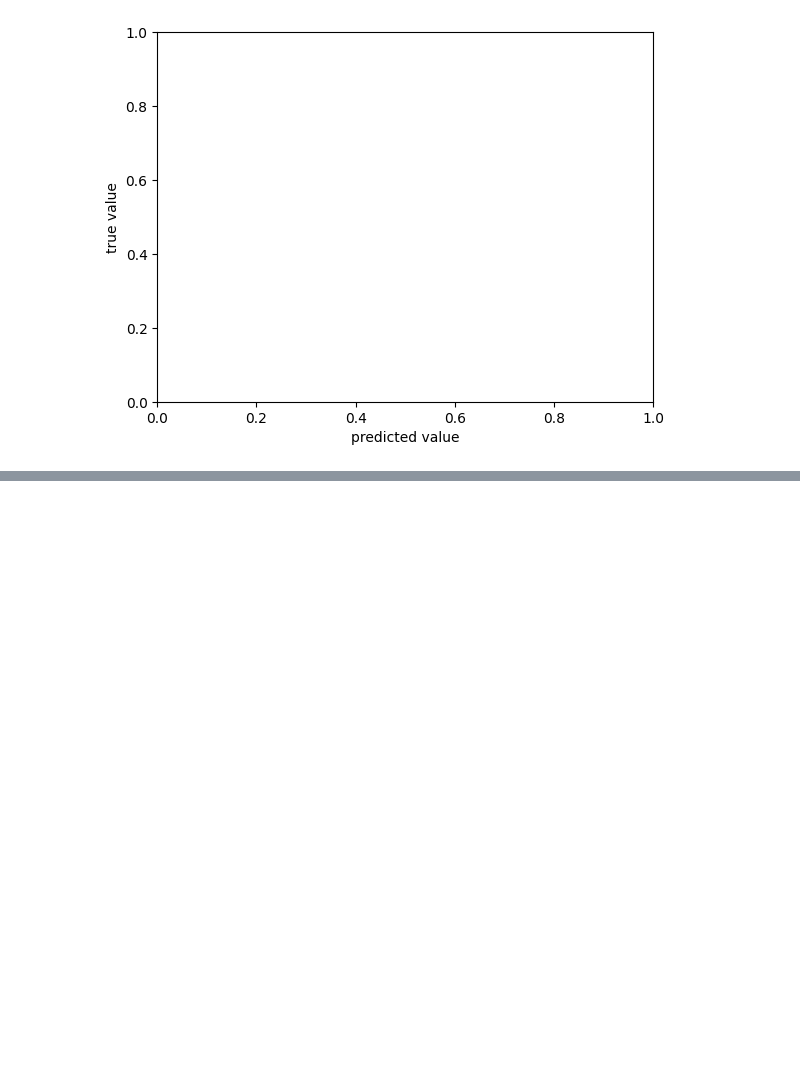
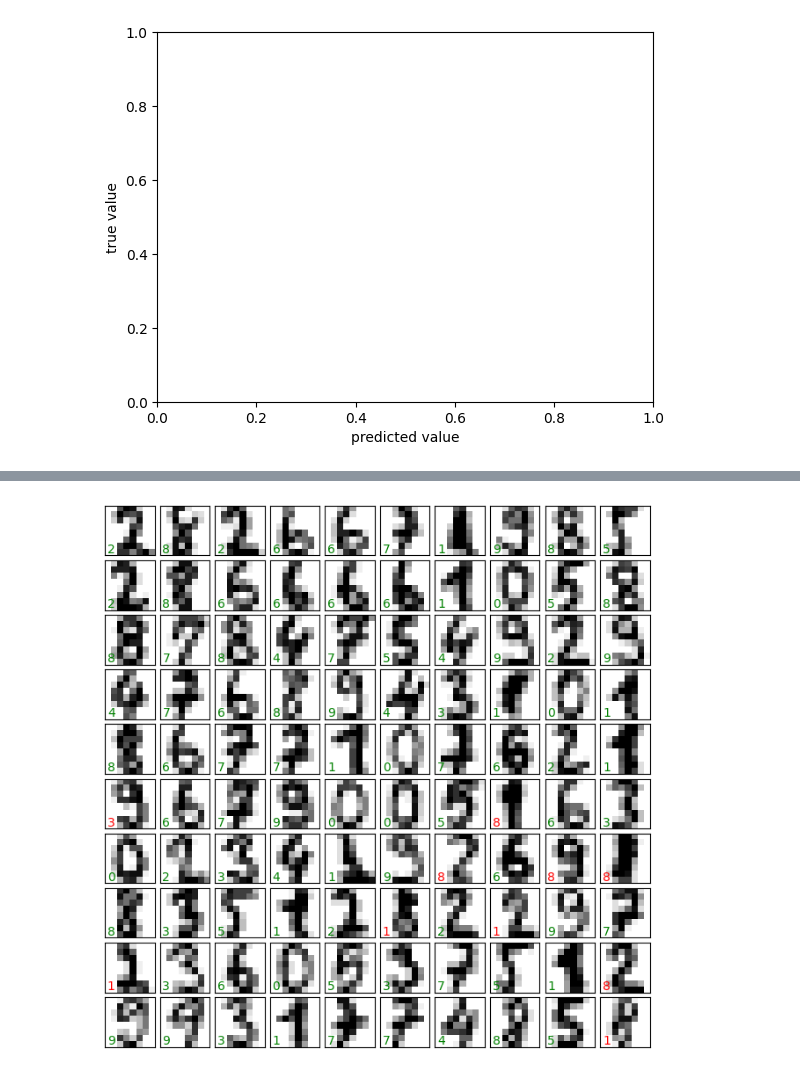
Before and after one commit to anumit-web/ML-Masterlist-2024, a Jupyter notebook: scikit-learn/scikit_learn_Masterlist_7.ipynb, the cells around one changed output, grey strips where cells are left out. Drawn from its saved outputs; the diff is of its cells as text; code cells hidden in the pictures; blank space fills up the shorter version.

```diff
--- a/scikit-learn/scikit_learn_Masterlist_7.ipynb
+++ b/scikit-learn/scikit_learn_Masterlist_7.ipynb
@@ -63,7 +63,6 @@ fig, axes = plt.subplots(10, 10, figsize=(8, 8),
                                   gridspec_kw=dict(hspace=0.1, wspace=0.1))
 test_images = Xtest.reshape(-1, 8, 8)
 for i, ax in enumerate(axes.flat):
-ax.imshow(test_images[i], cmap='binary', interpolation='nearest') ax.text(0.05, 0.05, str(y_model[i]),
-transform=ax.transAxes,
-color='green' if (ytest[i] == y_model[i]) else 'red')
+     ax.imshow(test_images[i], cmap='binary', interpolation='nearest')
+     ax.text(0.05, 0.05, str(y_model[i]), transform=ax.transAxes, color='green' if (ytest[i] == y_model[i]) else 'red')
 # %% [output]
@@ -70,0 +69 @@ IndentationError: expected an indented block after 'for' statement on line 5 (<i
+[figure, added]
```
Also changed, not shown: parts of 4 cells of this notebook.
